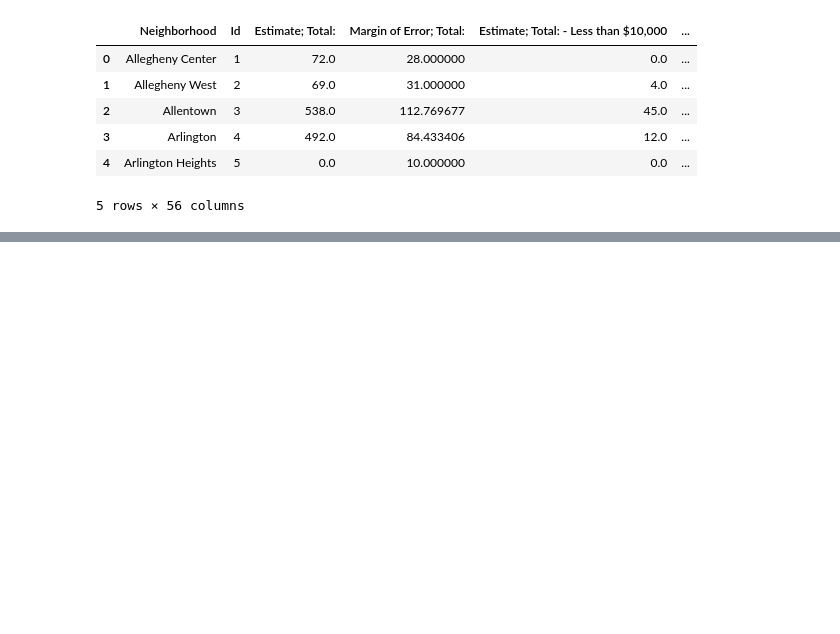
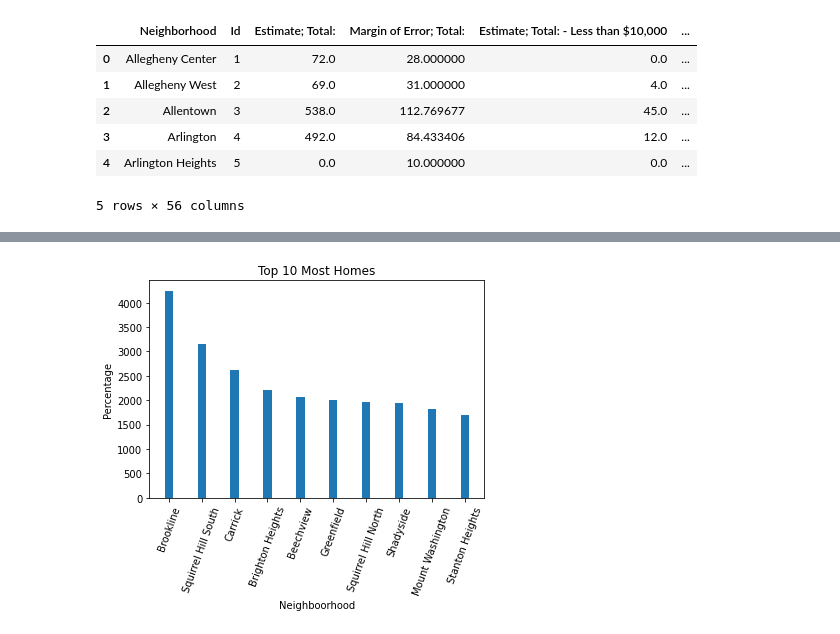
Before and after one commit to sim1029/data-pirates, a Jupyter notebook: HousingPrices.ipynb, the cells around one changed output, grey strips where cells are left out. Saved outputs shown, nothing was run; the diff lists cells and outputs as text; code cells hidden in the pictures; blank space fills up the shorter version.

```diff
--- a/HousingPrices.ipynb
+++ b/HousingPrices.ipynb
@@ -91,0 +66,12 @@ Allegheny Center
+# %%
+allHomes = []
+neighborhood = []
+for x in range(0, len(data.index)):
+    allHomes.append(data.iloc[x,2])
+    neighborhood.append(data.iloc[x,0])
+
+dict = {"Neighborhoods": neighborhood, "All Homes": allHomes} #dictionary with titles
+totalHouses = pd.DataFrame(dict)
+
+totalHouses_sorted = totalHouses.sort_values('All Homes', axis = 0, ascending = False, inplace = False, kind = 'quicksort')
+totalHouses_sorted
@@ -91,0 +92,16 @@ Allegheny Center
+# %%
+top10TotalN = []
+top10TotalP = []
+for x in range(0, 10):
+    top10TotalN.append(totalHouses_sorted.iloc[x, 0])
+    top10TotalP.append(totalHouses_sorted.iloc[x, 1])
+
+#Produce Bar Graph of most homes by neighborhood
+plt.bar(top10TotalN, top10TotalP, width = 0.25)
+plt.title("Top 10 Most Homes")
+plt.xlabel("Neighboorhood")
+plt.ylabel("Percentage")
+plt.xticks(rotation = 70)
+plt.show()
+# %% [output]
+[figure, added]
```
Also changed, not shown: parts of 13 cells of this notebook.
